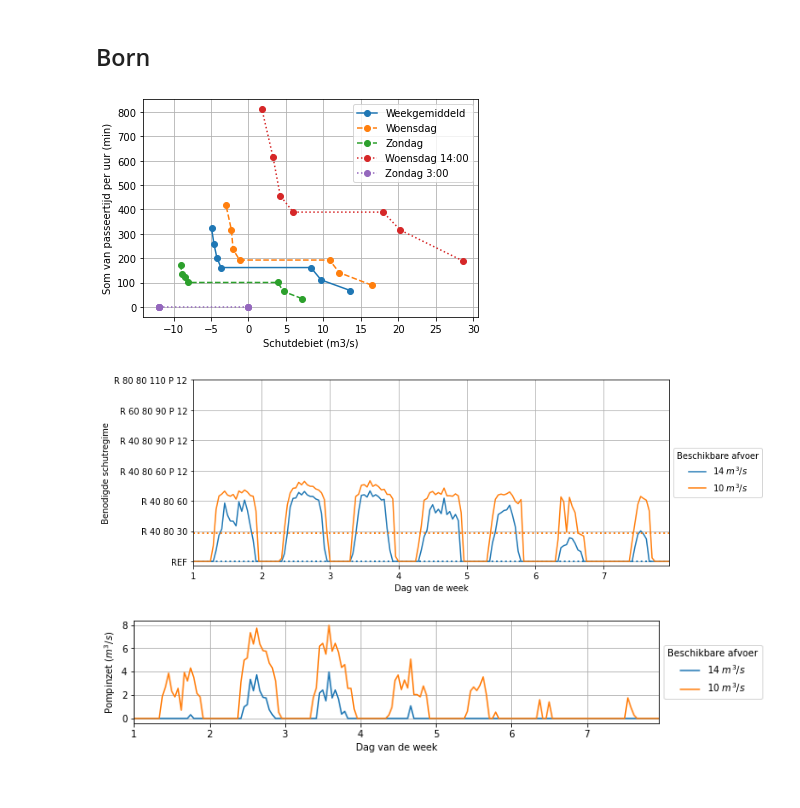
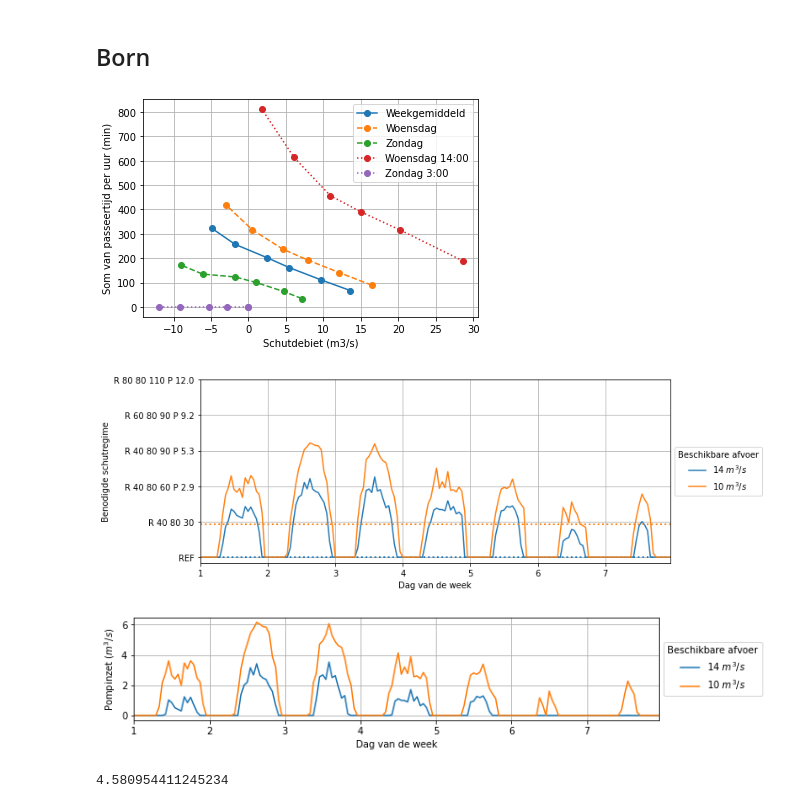
Before and after one commit to jurjendejong/pySIVAK, a Jupyter notebook: Laagwater per uur.ipynb, the cells around one changed output. Drawn from its saved outputs; the diff is of its cells as text; code cells hidden in the pictures.

```diff
--- a/Laagwater per uur.ipynb
+++ b/Laagwater per uur.ipynb
@@ -381,13 +381,18 @@ T_day  = pd.concat(T_day, axis=1)
 T_week = pd.Series(T_week)
 # %%
 # Toevoegen scenario's met pompen
-Q_pomp = settings['max_pomp_inzet'][lock]
+pompinzet = {
+"R 40 80 60": 2.9,
+"R 40 80 90": 5.3,
+"R 60 80 90": 9.2,
+"R 80 80 110": 12.0
+}
 
 scenarios_with_pumps = -4
 
 all_scenario_new = []
-for scenario in scenario_names[scenarios_with_pumps:]:
-    scenario_new = scenario + ' P 12'
+for scenario, Q_pomp in pompinzet.items():
+    scenario_new = scenario + f' P {Q_pomp}'
 
     # Minder waterbesparing
     W_hour[scenario_new] = W_hour[scenario] - Q_pomp
@@ -401,15 +406,14 @@ for scenario in scenario_names[scenarios_with_pumps:]:
     all_scenario_new.append(scenario_new)
 
 # Delete old scenarios that should not be used
-scenarios_keep = scenario_names[:scenarios_with_pumps+1] + all_scenario_new
 
-W_hour = W_hour[scenarios_keep]
-W_day  = W_day [scenarios_keep]
-W_week = W_week[scenarios_keep]
+W_hour = W_hour.drop(list(pompinzet.keys()), axis=1)
+W_day  = W_day .drop(list(pompinzet.keys()), axis=1)
+W_week = W_week.drop(list(pompinzet.keys()))
 
-T_hour = T_hour[scenarios_keep]
-T_day  = T_day [scenarios_keep]
-T_week = T_week[scenarios_keep]
+T_hour = T_hour.drop(list(pompinzet.keys()), axis=1)
+T_day  = T_day .drop(list(pompinzet.keys()), axis=1)
+T_week = T_week.drop(list(pompinzet.keys()))
 # %%
 plt.plot(W_week.values, T_week.values, label='Weekgemiddeld', marker='o')
 plt.plot(W_day.loc[3], T_day.loc[3], label='Woensdag', marker='o', ls='--')
@@ -425,36 +429,36 @@ plt.legend()
 plt.savefig(    outputdir / f'{lock}_Laagwaterbeleid_per_tijdseenheid.png', bbox_inches='tight', dpi=150)
 plt.savefig(    outputdir / f'{lock}_Laagwaterbeleid_per_tijdseenheid.svg', bbox_inches='tight')
 # %% [output]
-[figure, old version]
+[figure, new version]
 # %%
 Q_availables = [14, 10]
 
 plt.figure(figsize=(10, 4))
 for Q_available, color in zip(Q_availables, ['C0', 'C1', 'C2']):
 
     T_at_hours, R_at_hours = compute_regime_per_hour(Q_available)
     R_at_hours.plot(label=f'{Q_available} $m^3/s$', c=color)
 
     T_on_days, R_on_days = compute_regime_per_day(Q_available)
 
 #     plotdata = R_on_days.append(pd.Series({8: R_on_days.loc[7]}))
 #     plotdata.index=(plotdata.index-1) * 24
 
 #     plt.plot(plotdata.index, plotdata.values, drawstyle='steps-post', c=color, ls='-.')
 
     T_for_week, R_for_week = compute_regime_per_week(Q_available)
     plt.axhline(R_for_week, c=color, lw=2, ls=':')
 
 
-plt.yticks(ticks=np.arange(len(T_week.index)) + 1, labels=scenarios_keep)
+plt.yticks(ticks=np.arange(len(T_week.index)) + 1, labels=W_week.index)
 plt.grid()
 plt.legend(title='Beschikbare afvoer', loc='center left', bbox_to_anchor=(1, 0.5))
 plt.autoscale(tight=True, axis='x')
 plt.xticks(ticks=np.arange(0, 7*24, 24), labels=np.arange(7)+1)
 plt.xlabel('Dag van de week')
 plt.ylabel('Benodigde schutregime')
 
 plt.savefig(    outputdir / f'{lock}_Schutregime_per_uur.png', bbox_inches='tight', dpi=150)
 plt.savefig(    outputdir / f'{lock}_Schutregime_per_uur.svg', bbox_inches='tight')
 # %% [output]
-[figure, old version]
+[figure, new version]
@@ -464,7 +471,6 @@ def get_pompinzet(R_at_hours):
 # %%
 # Pompinzet
 Q_availables = [14, 10]
-scen_with_pumps = len(scenarios_keep) + scenarios_with_pumps
 
 plt.figure(figsize=(10, 2))
 for Q_available, color in zip(Q_availables, ['C0', 'C1', 'C2']):
@@ -485,4 +491,8 @@ plt.ylabel('Pompinzet ($m^3/s$)')
 plt.savefig(    outputdir / f'{lock}_Pompinzet_per_uur.png', bbox_inches='tight', dpi=150)
 plt.savefig(    outputdir / f'{lock}_Pompinzet_per_uur.svg', bbox_inches='tight')
 # %% [output]
-[figure, old version]
+[figure, new version]
+# %%
+R_for_week
+# %% [output]
+4.580954411245234
```
Also changed, not shown: parts of 16 cells of this notebook, 6 other files.
